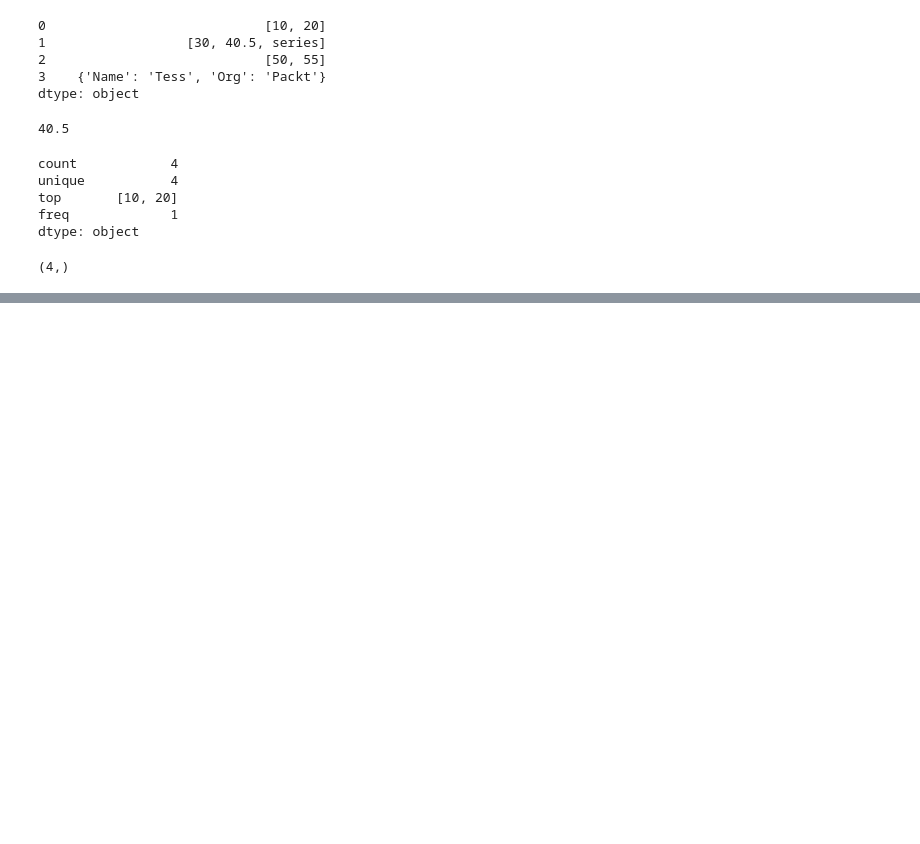
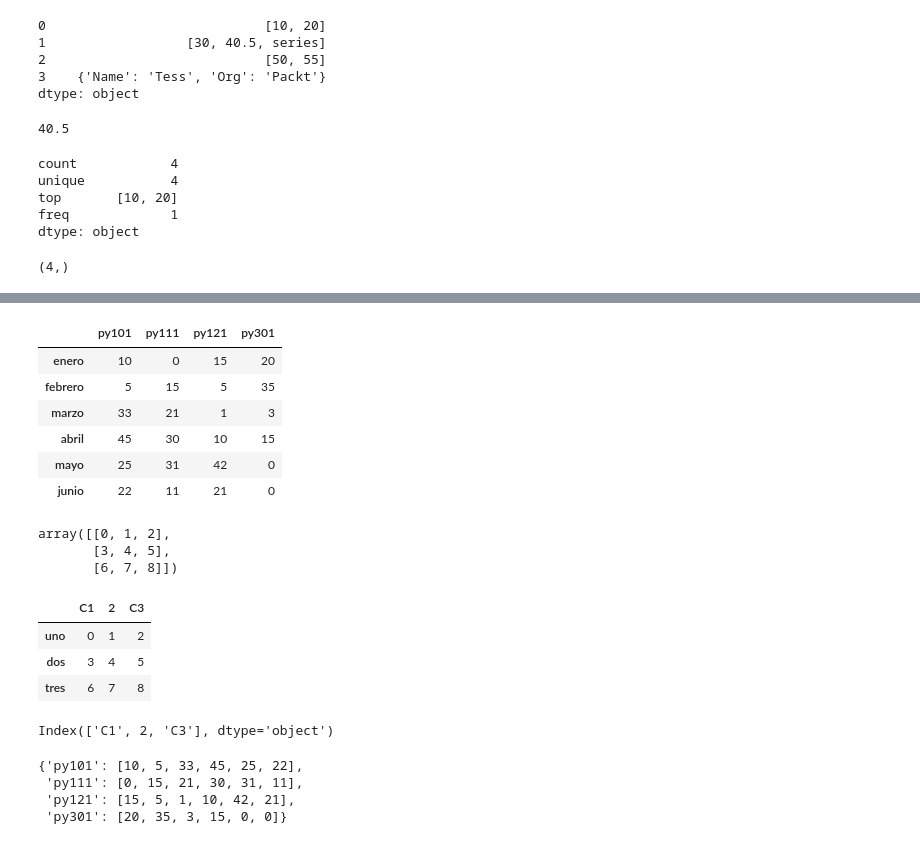
Before and after one commit to valstay17/CURSO-PYTHON, a Jupyter notebook: Seccio1.ipynb, the cells around one changed output, grey strips where cells are left out. Drawn from its saved outputs; the diff is of its cells as text; code cells hidden in the pictures; blank space fills up the shorter version.

```diff
--- a/Seccio1.ipynb
+++ b/Seccio1.ipynb
@@ -108,0 +207,43 @@ df
+# %%
+d = {'py101':[10, 5, 33 ,45, 25, 22],
+                'py111':[0, 15, 21 , 30, 31, 11],
+                'py121':[15, 5, 1 ,10, 42, 21],
+                'py301':[20, 35, 3 ,15, 0, 0], }
+meses = ('enero', 'febrero', 'marzo', 'abril', 'mayo', 'junio')
+
+df4 = pd.DataFrame(data =d, index = meses)
+df4
+# %% [output]
+|  | py101 | py111 | py121 | py301 |
+| enero | 10 | 0 | 15 | 20 |
+| febrero | 5 | 15 | 5 | 35 |
+| marzo | 33 | 21 | 1 | 3 |
+| abril | 45 | 30 | 10 | 15 |
+| mayo | 25 | 31 | 42 | 0 |
+| junio | 22 | 11 | 21 | 0 |
+# %%
+m =np.arange(9).reshape(3,3)
+m
+# %% [output]
+array([[0, 1, 2],
+       [3, 4, 5],
+       [6, 7, 8]])
+# %%
+df5 = pd.DataFrame(m, index = ["uno", "dos","tres"], columns =["C1", 2, "C3"])
+df5
+# %% [output]
+|  | C1 | 2 | C3 |
+| uno | 0 | 1 | 2 |
+| dos | 3 | 4 | 5 |
+| tres | 6 | 7 | 8 |
+# %%
+df5.columns
+# %% [output]
+Index(['C1', 2, 'C3'], dtype='object')
+# %%
+d
+# %% [output]
+{'py101': [10, 5, 33, 45, 25, 22],
+ 'py111': [0, 15, 21, 30, 31, 11],
+ 'py121': [15, 5, 1, 10, 42, 21],
+ 'py301': [20, 35, 3, 15, 0, 0]}
```
Also changed, not shown: parts of 44 cells of this notebook.
